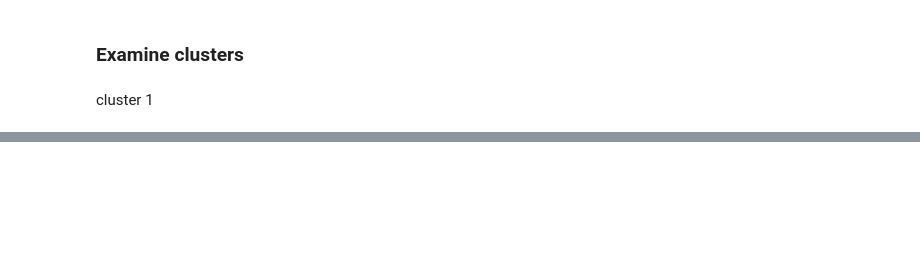
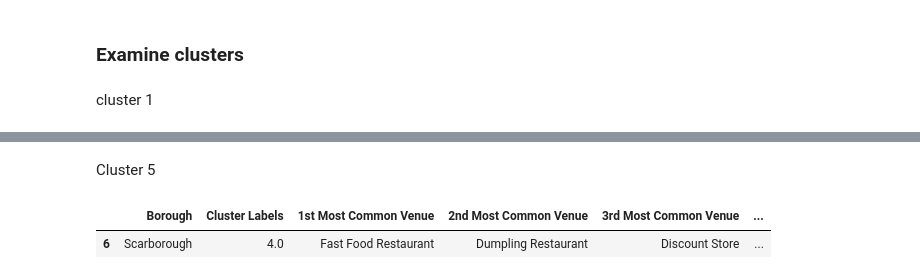
Before and after one commit to cty288/Clustering-and-Comparing-NY-London-Neighbourhood, a Jupyter notebook: Capstone notebook week3.ipynb, the cells around one changed output, grey strips where cells are left out. Drawn from its saved outputs; the diff is of its cells as text; code cells hidden in the pictures; blank space fills up the shorter version.

```diff
--- a/Capstone notebook week3.ipynb
+++ b/Capstone notebook week3.ipynb
@@ -459,0 +506,7 @@ tor_merged.loc[tor_merged['Cluster Labels'] == 0, tor_merged.columns[[1] + list(
+# %% [markdown]
+Cluster 5
+# %%
+tor_merged.loc[tor_merged['Cluster Labels'] == 4, tor_merged.columns[[1] + list(range(5, tor_merged.shape[1]))]]
+# %% [output]
+|  | Borough | Cluster Labels | 1st Most Common Venue | 2nd Most Common Venue | 3rd Most Common Venue | ... |
+| 6 | Scarborough | 4.0 | Fast Food Restaurant | Dumpling Restaurant | Discount Store | ... |
```
Also changed, not shown: parts of 7 cells of this notebook.
